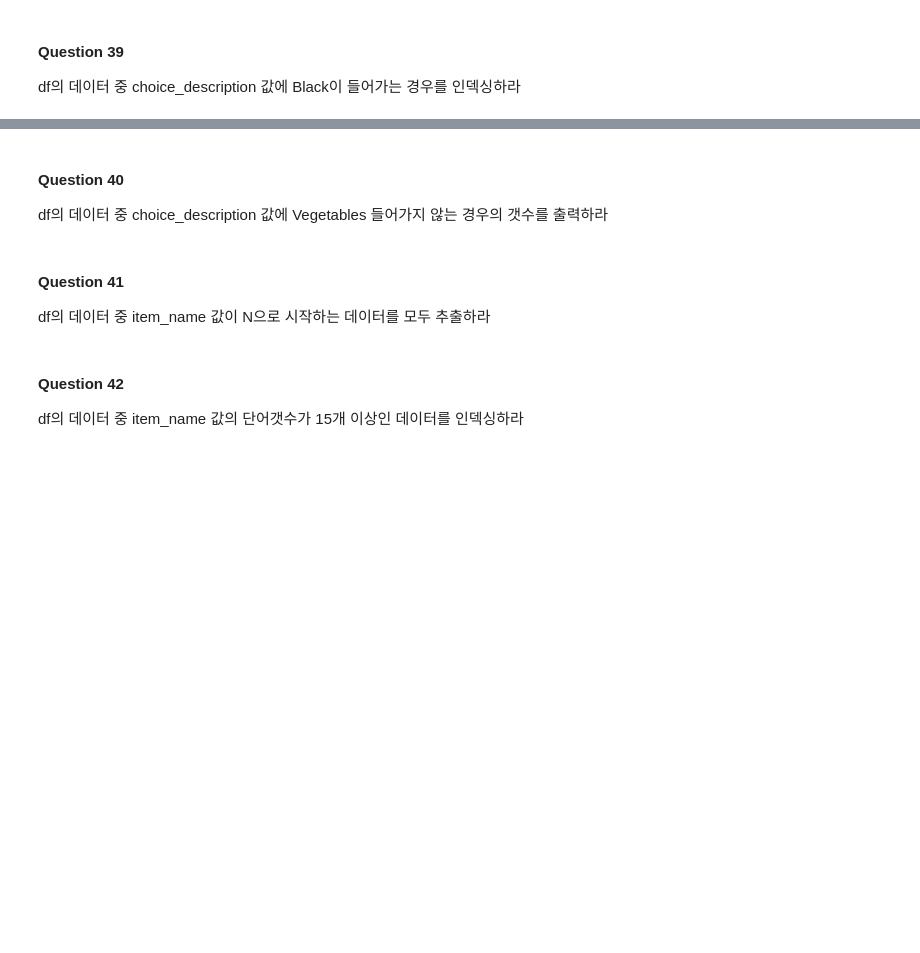
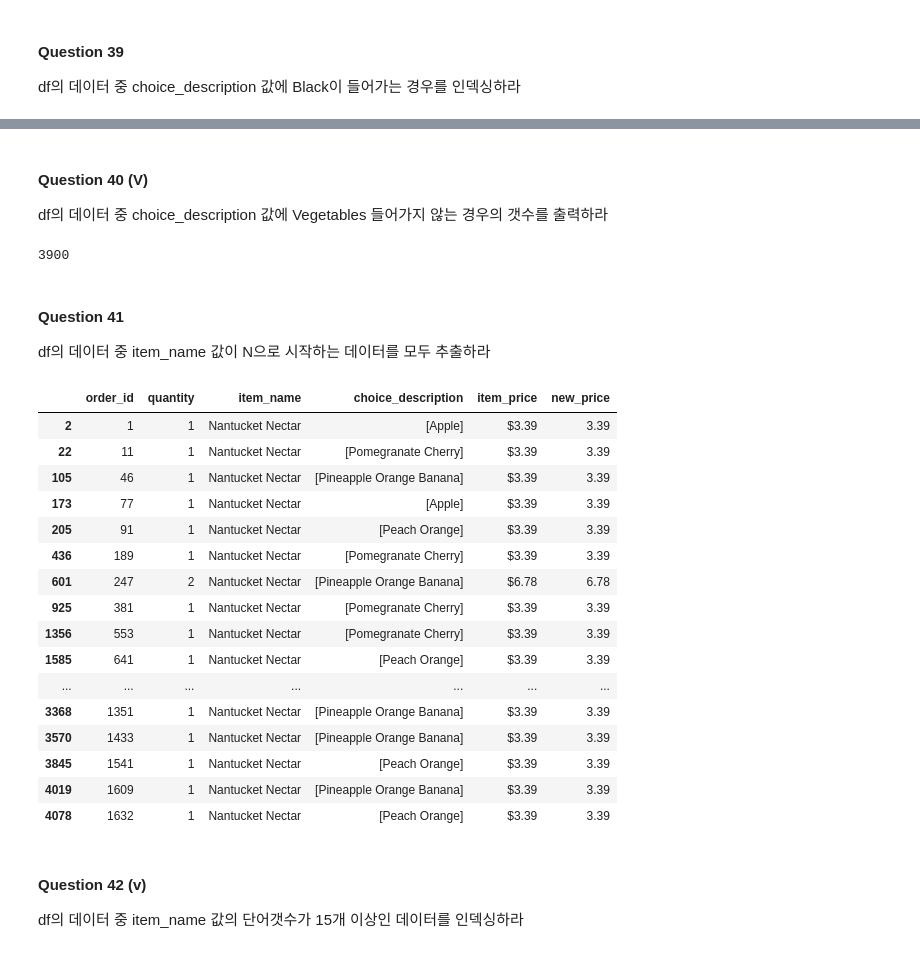
Before and after one commit to Jeeunun/Pandas, a Jupyter notebook: 전처리_100문제_기본함수_익히기/02_Filtering&Sorting.ipynb, the cells around one changed output, grey strips where cells are left out. Cells and saved outputs as stored; diff of their text form; code cells hidden in the pictures; blank space fills up the shorter version.

```diff
--- a/전처리_100문제_기본함수_익히기/02_Filtering&Sorting.ipynb
+++ b/전처리_100문제_기본함수_익히기/02_Filtering&Sorting.ipynb
@@ -323,6 +323,10 @@ A value is trying to be set on a copy of a slice from a DataFrame
 
 See the caveats in the documentation: https://pandas.pydata.org/pandas-docs/stable/user_guide/indexing.html#returning-a-view-versus-a-copy
   df['item_name'][df.item_name == 'Izze'] = 'Fizzy Lizzy'
+# %%
+# 정답
+df.loc[df.item_name =='Izze','item_name'] = 'Fizzy Lizzy'
+Ans = df
 # %%
 df
 # %% [output]
@@ -367,4 +361,5 @@ df['choice_description'].isna().sum()
 
 df의 데이터 중 choice_description 값이 NaN 인 데이터를 NoData 값으로 대체하라(loc 이용)
 # %%
-df[df['choice_description'].isnull() == True]
+df.loc[df.choice_description.isnull(),'choice_description'] ='NoData'
+Ans = df
@@ -380,12 +389,37 @@ df의 데이터 중 choice_description 값에 Black이 들어가는 경우를
 # %% [markdown]
-#### Question 40
+#### Question 40 (V)
 
 df의 데이터 중 choice_description 값에 Vegetables 들어가지 않는 경우의 갯수를 출력하라
+# %%
+Ans = len(df.loc[~df.choice_description.str.contains('Vegetables')])
+Ans
+# %% [output]
+3900
 # %% [markdown]
 #### Question 41
 
 df의 데이터 중 item_name 값이 N으로 시작하는 데이터를 모두 추출하라
+# %%
+df[df['item_name'].str.startswith('N')]
+# %% [output]
+|  | order_id | quantity | item_name | choice_description | item_price | new_price |
+| 2 | 1 | 1 | Nantucket Nectar | [Apple] | $3.39 | 3.39 |
+| 22 | 11 | 1 | Nantucket Nectar | [Pomegranate Cherry] | $3.39 | 3.39 |
+| 105 | 46 | 1 | Nantucket Nectar | [Pineapple Orange Banana] | $3.39 | 3.39 |
+| 173 | 77 | 1 | Nantucket Nectar | [Apple] | $3.39 | 3.39 |
+| 205 | 91 | 1 | Nantucket Nectar | [Peach Orange] | $3.39 | 3.39 |
+| 436 | 189 | 1 | Nantucket Nectar | [Pomegranate Cherry] | $3.39 | 3.39 |
+| 601 | 247 | 2 | Nantucket Nectar | [Pineapple Orange Banana] | $6.78 | 6.78 |
+| 925 | 381 | 1 | Nantucket Nectar | [Pomegranate Cherry] | $3.39 | 3.39 |
+| 1356 | 553 | 1 | Nantucket Nectar | [Pomegranate Cherry] | $3.39 | 3.39 |
+| 1585 | 641 | 1 | Nantucket Nectar | [Peach Orange] | $3.39 | 3.39 |
+| ... | ... | ... | ... | ... | ... | ... |
+| 3368 | 1351 | 1 | Nantucket Nectar | [Pineapple Orange Banana] | $3.39 | 3.39 |
+| 3570 | 1433 | 1 | Nantucket Nectar | [Pineapple Orange Banana] | $3.39 | 3.39 |
+| 3845 | 1541 | 1 | Nantucket Nectar | [Peach Orange] | $3.39 | 3.39 |
+| 4019 | 1609 | 1 | Nantucket Nectar | [Pineapple Orange Banana] | $3.39 | 3.39 |
+| 4078 | 1632 | 1 | Nantucket Nectar | [Peach Orange] | $3.39 | 3.39 |
 # %% [markdown]
-#### Question 42
+#### Question 42 (v)
 
 df의 데이터 중 item_name 값의 단어갯수가 15개 이상인 데이터를 인덱싱하라
```
Also changed, not shown: parts of 9 cells of this notebook, 1 other file.
